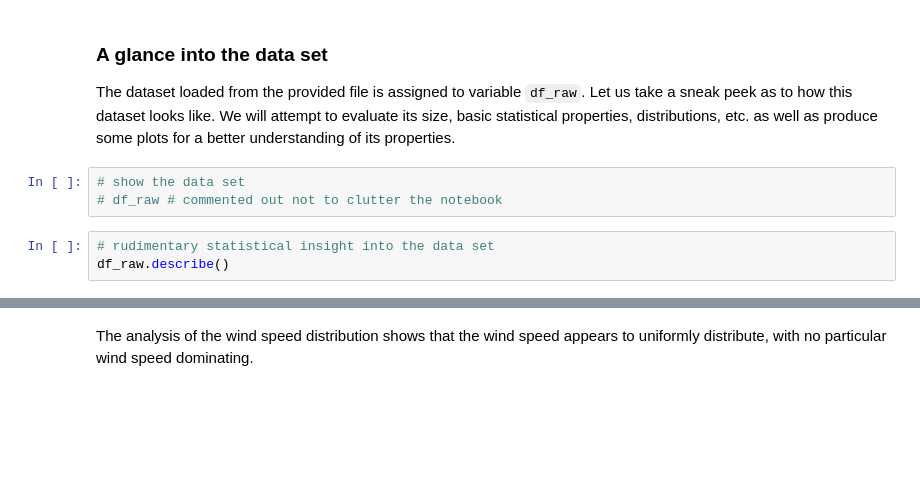
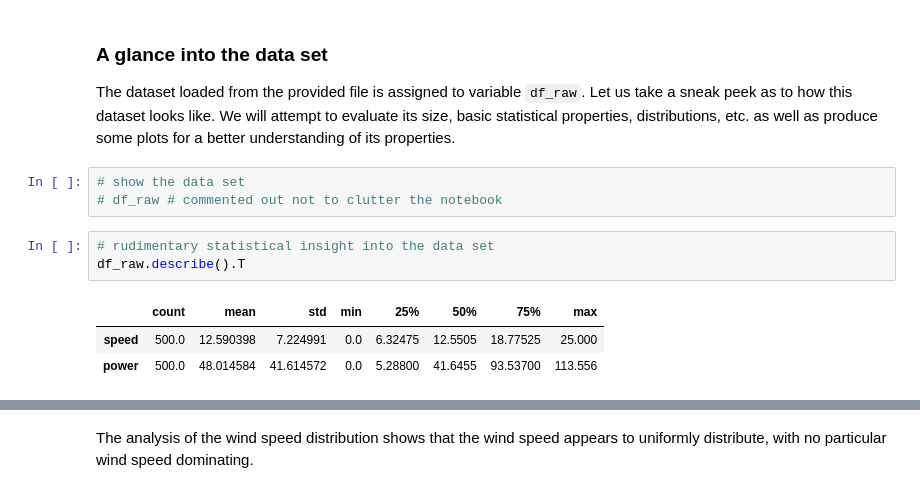
Before and after one commit to andkoc001/Machine-Learning-and-Statistics-Project, a Jupyter notebook: Powerproduction_ML.ipynb, the cells around one changed output, grey strips where cells are left out. Saved outputs shown, nothing was run; the diff lists cells and outputs as text; blank space fills up the shorter version.

```diff
--- a/Powerproduction_ML.ipynb
+++ b/Powerproduction_ML.ipynb
@@ -143,7 +146,11 @@ The dataset loaded from the provided file is assigned to variable `df_raw`. Let
 # df_raw # commented out not to clutter the notebook
 # %%
 # rudimentary statistical insight into the data set
-df_raw.describe()
+df_raw.describe().T
+# %% [output]
+|  | count | mean | std | min | 25% | 50% | 75% | max |
+| speed | 500.0 | 12.590398 | 7.224991 | 0.0 | 6.32475 | 12.5505 | 18.77525 | 25.000 |
+| power | 500.0 | 48.014584 | 41.614572 | 0.0 | 5.28800 | 41.6455 | 93.53700 | 113.556 |
 # %%
 # plot the data points
 sns.relplot(data=df_raw, x="speed", y="power", s=10, height=6, aspect=2)
```
Also changed, not shown: parts of 31 cells of this notebook, 1 other file.
